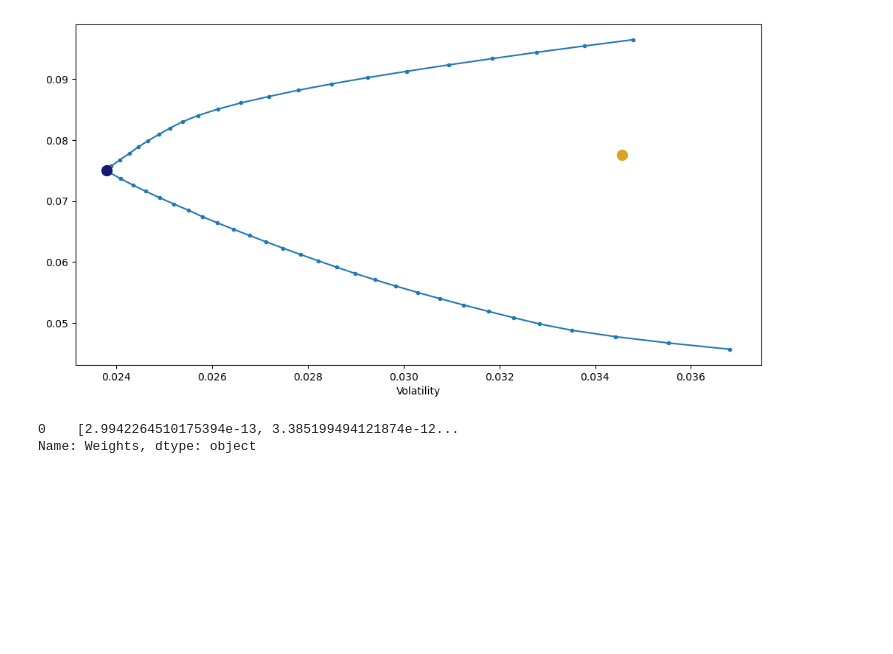
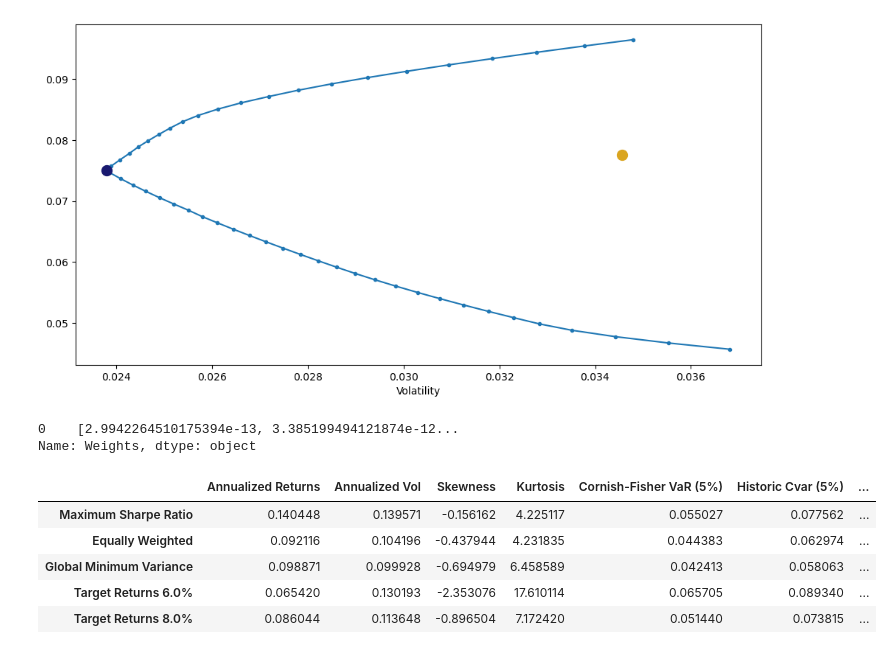
Before and after one commit to Titiksh-07/Portfolio-Construction-and-Analysis, a Jupyter notebook: research/lab_1.ipynb, the cells around one changed output. Cells and saved outputs as stored; diff of their text form; code cells hidden in the pictures; blank space fills up the shorter version.

```diff
--- a/research/lab_1.ipynb
+++ b/research/lab_1.ipynb
@@ -72,0 +71,9 @@ pc.weights_change()
+# %%
+pc.summary_stats(bc.xs('Returns', axis=1, level=1), 12, 0.03)
+# %% [output]
+|  | Annualized Returns | Annualized Vol | Skewness | Kurtosis | Cornish-Fisher VaR (5%) | Historic Cvar (5%) | ... |
+| Maximum Sharpe Ratio | 0.140448 | 0.139571 | -0.156162 | 4.225117 | 0.055027 | 0.077562 | ... |
+| Equally Weighted | 0.092116 | 0.104196 | -0.437944 | 4.231835 | 0.044383 | 0.062974 | ... |
+| Global Minimum Variance | 0.098871 | 0.099928 | -0.694979 | 6.458589 | 0.042413 | 0.058063 | ... |
+| Target Returns 6.0% | 0.065420 | 0.130193 | -2.353076 | 17.610114 | 0.065705 | 0.089340 | ... |
+| Target Returns 8.0% | 0.086044 | 0.113648 | -0.896504 | 7.172420 | 0.051440 | 0.073815 | ... |
```
Also changed, not shown: parts of 7 cells of this notebook, 1 other file.
